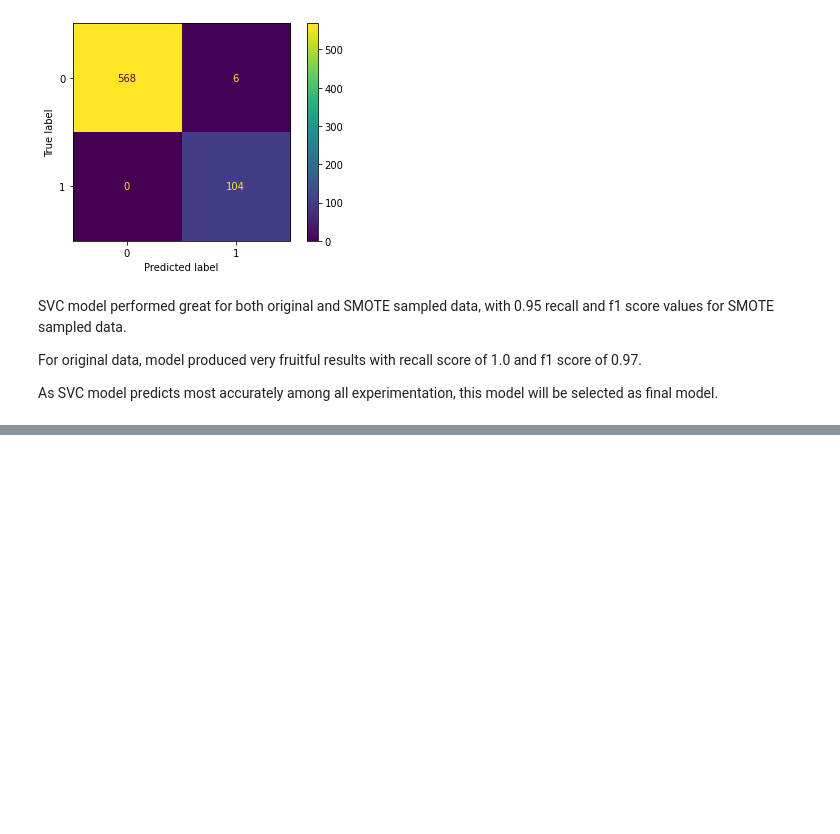
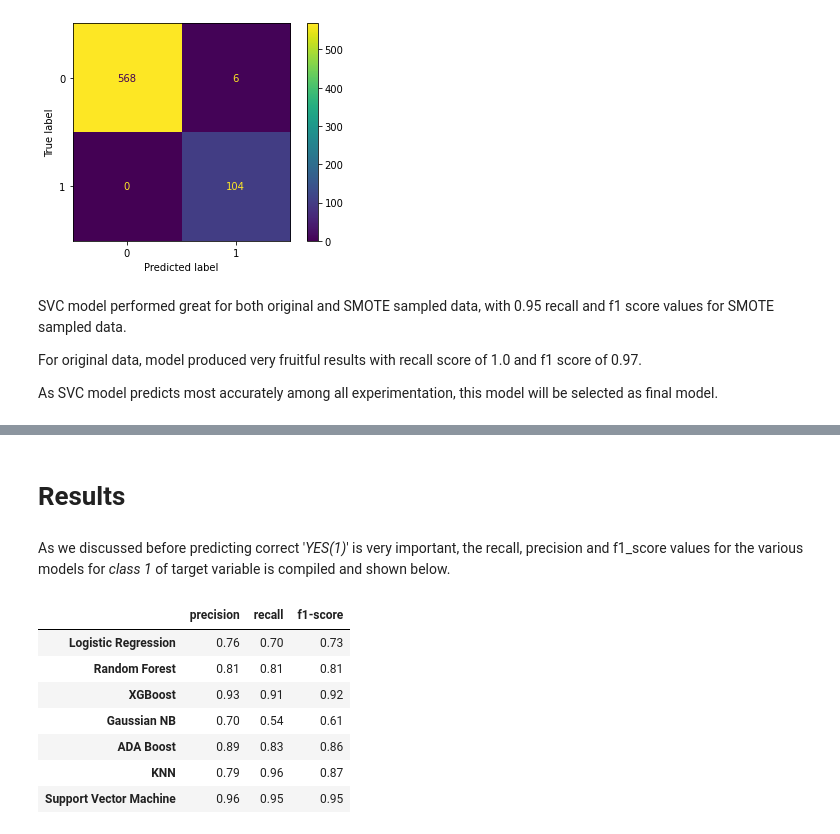
Before and after one commit to iMrugesh9/Cardiovascular_Risk_Prediction_Mrugesh_Patel, a Jupyter notebook: Cardiovascular_Risk_Prediction_Mrugesh_Patel.ipynb, the cells around one changed output, grey strips where cells are left out. Drawn from its saved outputs; the diff is of its cells as text; code cells hidden in the pictures; blank space fills up the shorter version.

```diff
--- a/Cardiovascular_Risk_Prediction_Mrugesh_Patel.ipynb
+++ b/Cardiovascular_Risk_Prediction_Mrugesh_Patel.ipynb
@@ -1123,0 +1159,17 @@ As SVC model predicts most accurately among all experimentation, this model will
+# %% [markdown]
+# Results
+# %% [markdown]
+As we discussed before predicting correct '*YES(1)*' is very important, the recall, precision and f1_score values for the various models for *class 1* of target variable is compiled and shown below.
+# %%
+# Table with results for data with SMOTE applied for various models
+
+df_report_sm.iloc[:,:-1].round(2)
+# %% [output]
+|  | precision | recall | f1-score |
+| Logistic Regression | 0.76 | 0.70 | 0.73 |
+| Random Forest | 0.81 | 0.81 | 0.81 |
+| XGBoost | 0.93 | 0.91 | 0.92 |
+| Gaussian NB | 0.70 | 0.54 | 0.61 |
+| ADA Boost | 0.89 | 0.83 | 0.86 |
+| KNN | 0.79 | 0.96 | 0.87 |
+| Support Vector Machine | 0.96 | 0.95 | 0.95 |
```
Also changed, not shown: parts of 12 cells of this notebook.
